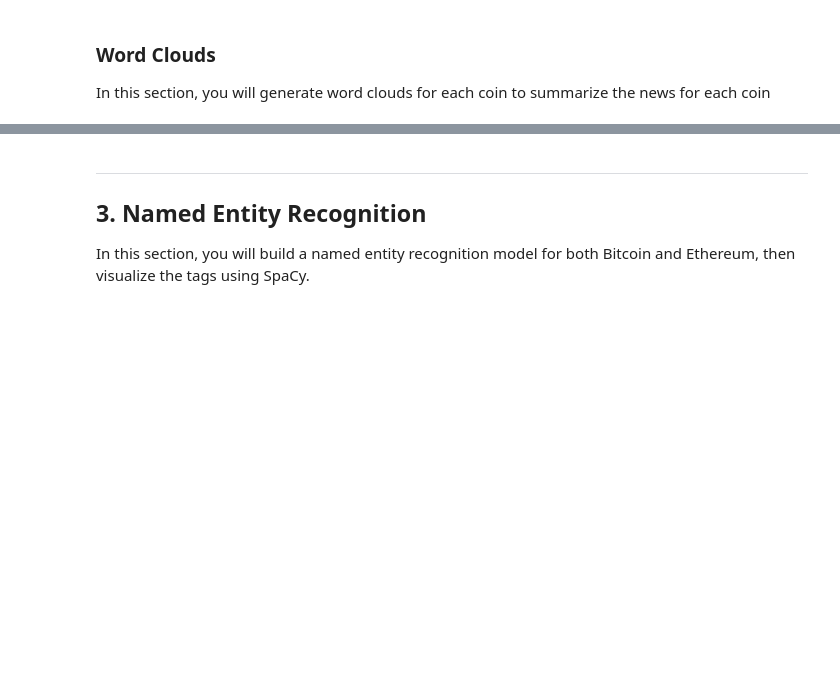
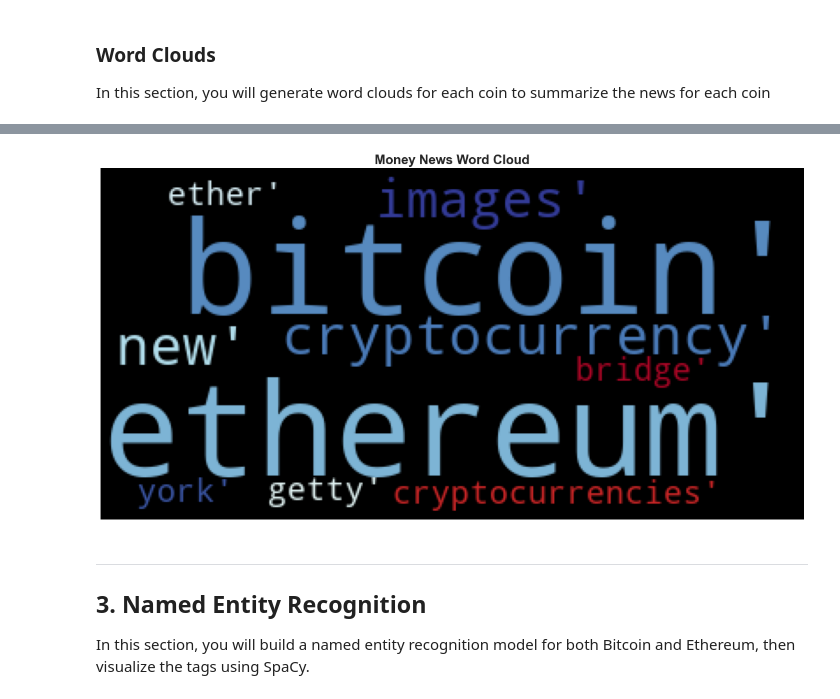
Before and after one commit to benjaminweymouth/NLP_Tales_from_the_Crypto, a Jupyter notebook: crypto_sentiment.ipynb, the cells around one changed output, grey strips where cells are left out. Drawn from its saved outputs; the diff is of its cells as text; code cells hidden in the pictures; blank space fills up the shorter version.

```diff
--- a/crypto_sentiment.ipynb
+++ b/crypto_sentiment.ipynb
@@ -405,3 +413,16 @@ mpl.rcParams['figure.figsize'] = [20.0, 10.0]
+# %%
+# Generate the Ethereum word cloud
+terms_list = str(result_top10_eth)
+
+# Create the word cloud
+wordcloud = WordCloud(colormap="RdYlBu").generate(terms_list)
+plt.imshow(wordcloud)
+plt.axis("off")
+fontdict = {"fontsize": 20, "fontweight": "bold"}
+plt.title("Money News Word Cloud", fontdict=fontdict)
+plt.show()
+# %% [output]
+[figure, added]
 # %% [markdown]
 ---
 ## 3. Named Entity Recognition
```
Also changed, not shown: parts of 16 cells of this notebook.
